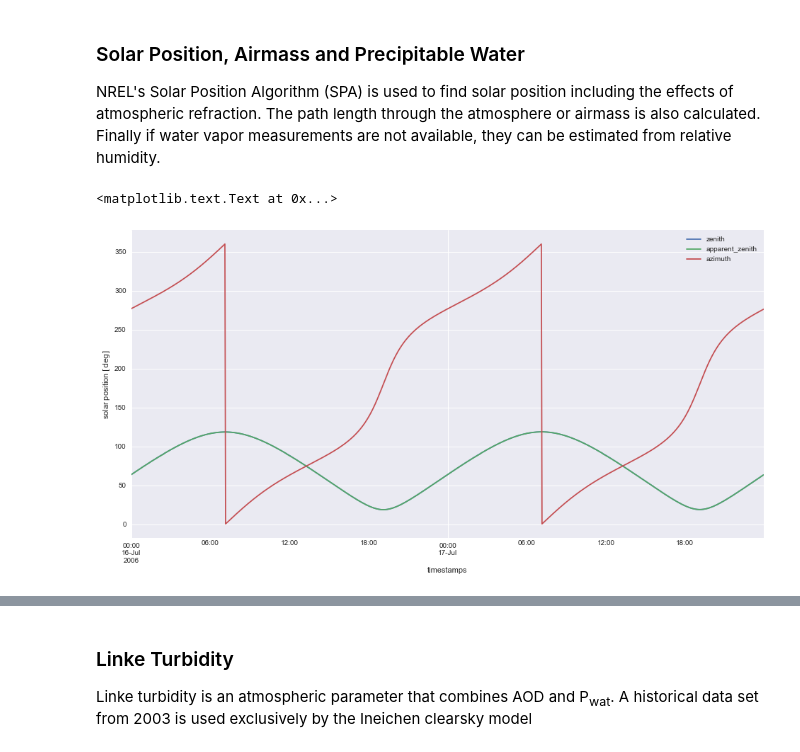
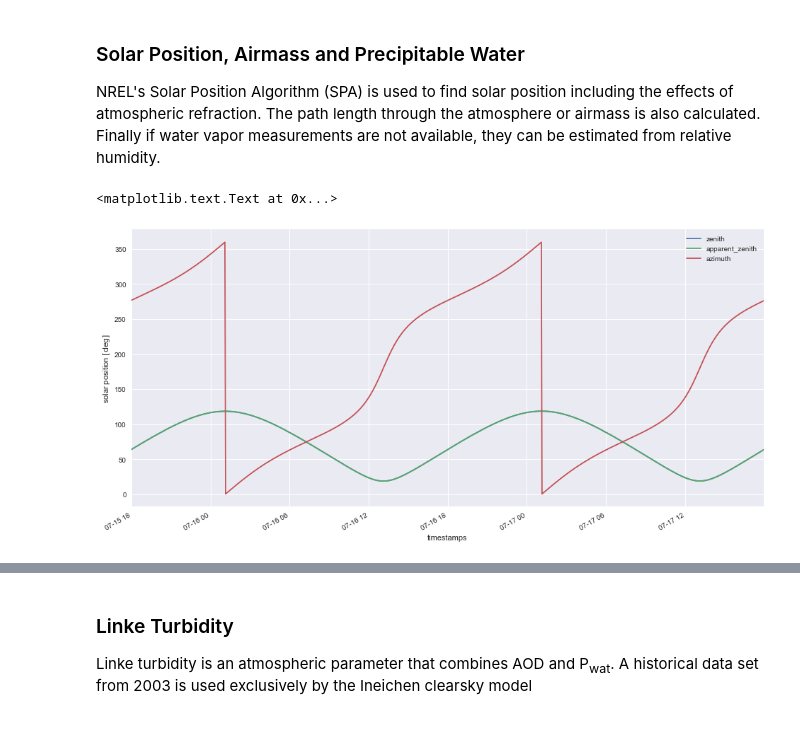
Before and after one commit to mikofski/pvsc44-clearsky-aod, a Jupyter notebook: PVSC-Clearsky-AOD.ipynb, the cells around one changed output, grey strips where cells are left out. Cells and saved outputs as stored; diff of their text form; code cells hidden in the pictures.

```diff
--- a/PVSC-Clearsky-AOD.ipynb
+++ b/PVSC-Clearsky-AOD.ipynb
@@ -52,27 +52,23 @@ DATADIR = 'surfrad'  # folder where SURFRAD data is stored relative to this file
 NA_VAL = '-9999.9'  # value SURFRAD uses for missing data
 USECOLS = [0, 6, 7, 8, 9, 10, 11, 12]  # omit 1:year, 2:month, 3:day, 4:hour, 5:minute and 13:jday columns
 
-# read 2003 data for the station
+# read 2003 data for the station, use first column as index, parse index as dates, and replace missing values with NaN
 DATA = pd.read_csv(
     os.path.join(DATADIR, '%s03.csv' % station_id),
-    index_col=0,
-    usecols=[0, 6, 7, 8, 9, 10, 11, 12],
-    na_values=NA_VAL,
-    parse_dates=True
+    index_col=0, usecols=USECOLS, na_values=NA_VAL, parse_dates=True
 )
 
 # append the data from 2003 to 2012 which coincides with the ECMWF data available
 for y in xrange(2004, 2013):
     DATA = DATA.append(pd.read_csv(
         os.path.join(DATADIR, '%s%s.csv' % (station_id, str(y)[-2:])),
-        index_col=0,
-        usecols=[0, 6, 7, 8, 9, 10, 11, 12],
-        na_values=NA_VAL,
-        parse_dates=True
+        index_col=0, usecols=USECOLS, na_values=NA_VAL, parse_dates=True
     ))
 
 DATA.index.rename('timestamps', inplace=True)  # rename the index to "timestamps"
 # DATA.index = pd.DatetimeIndex(DATA.index)  # since parse_dates=True, timestamps are already parsed, yay!
+DATA = DATA.tz_localize('UTC')  # set timezone to UTC
+DATA['press'] = DATA['press'] * 100.0  # convert mbars to Pascals
 TIMESTEPS = np.diff(np.array(DATA.index, dtype='datetime64[m]'))  # in case we need them
 # %%
 # plot some temperatures
@@ -119,17 +118,17 @@ SOLPOS = pvlib.solarposition.get_solarposition(
     latitude=METADATA['latitude'][station_id],
     longitude=METADATA['longitude'][station_id],
     altitude=METADATA['elevation'][station_id],
-    pressure=DATA['press'] * 100.0,  # convert mbars to Pascals
+    pressure=DATA['press'],
     temperature=DATA['ta']
 )
 ZENITH_REFRACTED = SOLPOS.apparent_zenith
 AIRMASS = pvlib.atmosphere.relativeairmass(ZENITH_REFRACTED)
-AM_PRESS = pvlib.atmosphere.absoluteairmass(AIRMASS, pressure=DATA['press'] * 100.0)  # convert mbars to Pascals
+AM_PRESS = pvlib.atmosphere.absoluteairmass(AIRMASS, pressure=DATA['press'])
 PWAT_CALC = pvlib.atmosphere.gueymard94_pw(DATA['ta'], DATA['rh'])
 # %%
 # plot solar position for a day, remember that time is in UTC
-SOLPOS[['zenith', 'apparent_zenith', 'azimuth']]['2006-07-16':'2006-07-17'].plot()
+SOLPOS[['zenith', 'apparent_zenith', 'azimuth']]['2006-07-16':'2006-07-17'].tz_convert(METADATA['tz'][station_id]).plot()
 plt.ylabel('solar position $[\deg]$')
 # %% [output]
 <matplotlib.text.Text at 0x...>
-[figure, old version]
+[figure, new version]
```
Also changed, not shown: parts of 14 cells of this notebook, 1 other file.
